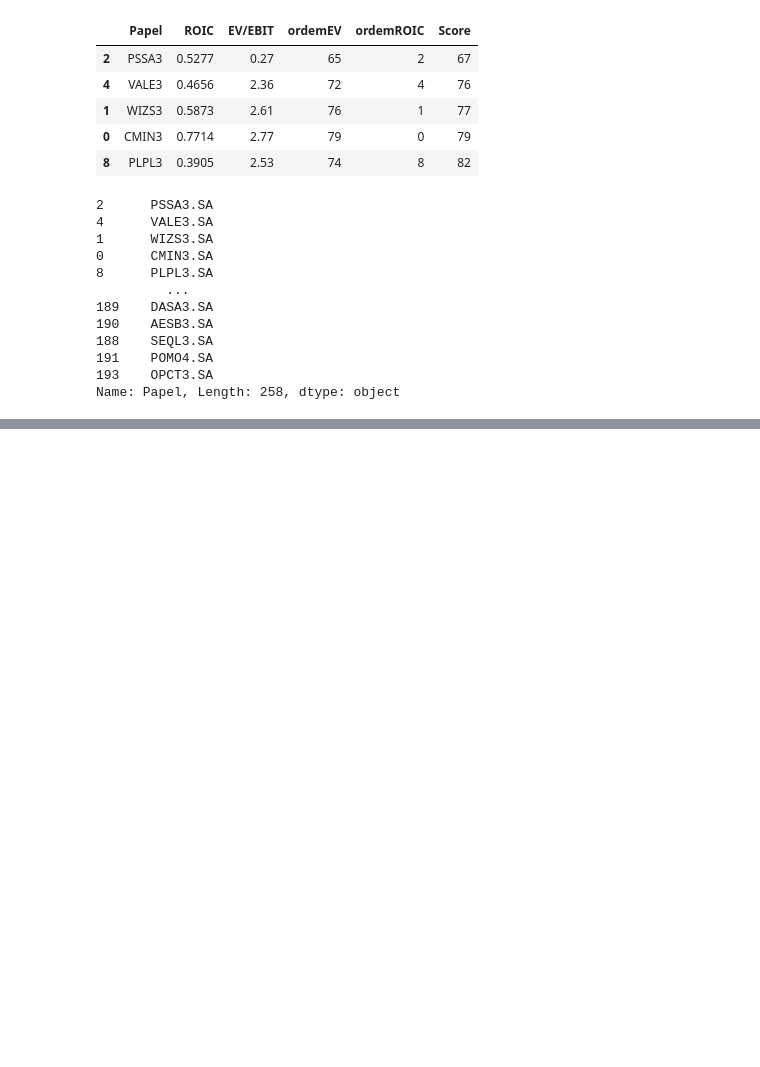
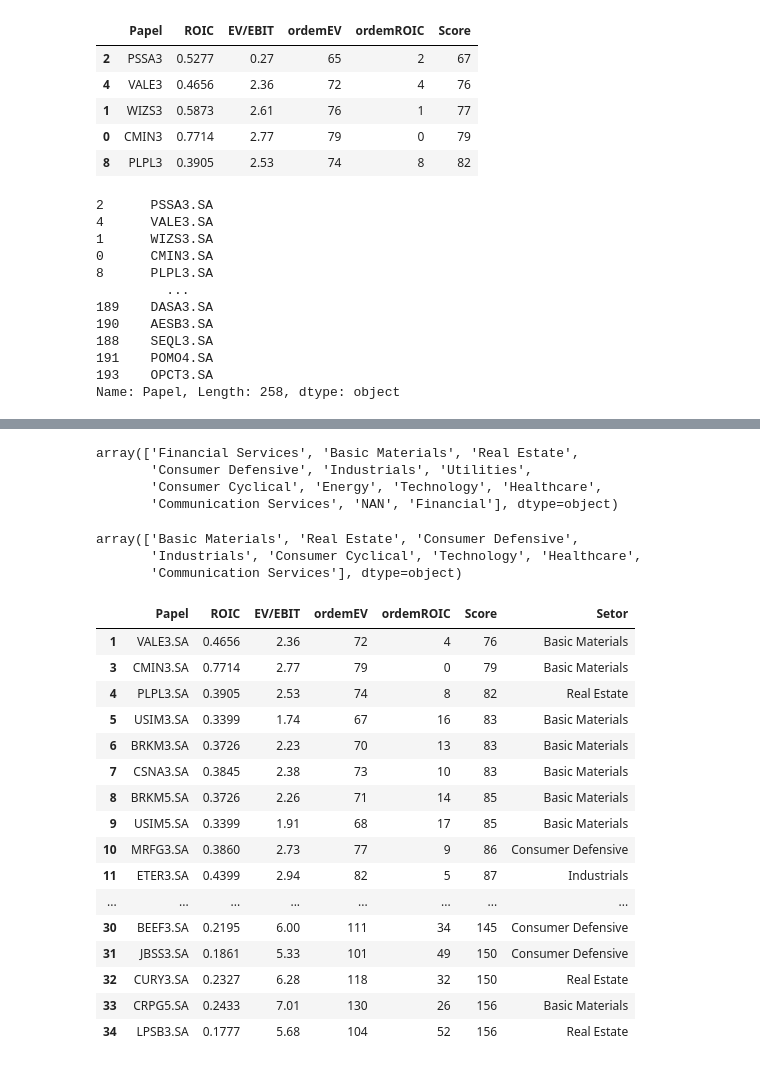
Before and after one commit to caiquemiranda/python-algo-trading, a Jupyter notebook: carteira-ativos/formula_joel.ipynb, the cells around one changed output, grey strips where cells are left out. Drawn from its saved outputs; the diff is of its cells as text; code cells hidden in the pictures; blank space fills up the shorter version.

```diff
--- a/carteira-ativos/formula_joel.ipynb
+++ b/carteira-ativos/formula_joel.ipynb
@@ -214,0 +243,2 @@ COLETA DE DADOS
+# %%
+dadosFinal['Papel'] = dadosFinal['Papel'] + '.SA'
@@ -214,0 +261,2 @@ COLETA DE DADOS
+# %%
+dadosFinal = pd.merge(dadosFinal, dicionarioSetorAtivo, how='inner', on=['Papel'])
@@ -214,0 +279,39 @@ COLETA DE DADOS
+# %%
+dadosFinal['Setor'].unique()
+# %% [output]
+array(['Financial Services', 'Basic Materials', 'Real Estate',
+       'Consumer Defensive', 'Industrials', 'Utilities',
+       'Consumer Cyclical', 'Energy', 'Technology', 'Healthcare',
+       'Communication Services', 'NAN', 'Financial'], dtype=object)
+# %%
+dadosResultado = dadosFinal[dadosFinal['Setor'] != 'Financial Services']
+dadosResultado = dadosResultado[dadosResultado['Setor'] != 'Utilities']
+dadosResultado = dadosResultado[dadosResultado['Setor'] != 'Financial']
+dadosResultado = dadosResultado[dadosResultado['Setor'] != 'Energy']
+dadosResultado = dadosResultado[dadosResultado['Setor'] != 'NAN']
+# %%
+dadosResultado['Setor'].unique()
+# %% [output]
+array(['Basic Materials', 'Real Estate', 'Consumer Defensive',
+       'Industrials', 'Consumer Cyclical', 'Technology', 'Healthcare',
+       'Communication Services'], dtype=object)
+# %%
+dadosResultado.head(30) # analise com setores incluir descontos a tabela de dadosResultado
+# %% [output]
+|  | Papel | ROIC | EV/EBIT | ordemEV | ordemROIC | Score | Setor |
+| 1 | VALE3.SA | 0.4656 | 2.36 | 72 | 4 | 76 | Basic Materials |
+| 3 | CMIN3.SA | 0.7714 | 2.77 | 79 | 0 | 79 | Basic Materials |
+| 4 | PLPL3.SA | 0.3905 | 2.53 | 74 | 8 | 82 | Real Estate |
+| 5 | USIM3.SA | 0.3399 | 1.74 | 67 | 16 | 83 | Basic Materials |
+| 6 | BRKM3.SA | 0.3726 | 2.23 | 70 | 13 | 83 | Basic Materials |
+| 7 | CSNA3.SA | 0.3845 | 2.38 | 73 | 10 | 83 | Basic Materials |
+| 8 | BRKM5.SA | 0.3726 | 2.26 | 71 | 14 | 85 | Basic Materials |
+| 9 | USIM5.SA | 0.3399 | 1.91 | 68 | 17 | 85 | Basic Materials |
+| 10 | MRFG3.SA | 0.3860 | 2.73 | 77 | 9 | 86 | Consumer Defensive |
+| 11 | ETER3.SA | 0.4399 | 2.94 | 82 | 5 | 87 | Industrials |
+| ... | ... | ... | ... | ... | ... | ... | ... |
+| 30 | BEEF3.SA | 0.2195 | 6.00 | 111 | 34 | 145 | Consumer Defensive |
+| 31 | JBSS3.SA | 0.1861 | 5.33 | 101 | 49 | 150 | Consumer Defensive |
+| 32 | CURY3.SA | 0.2327 | 6.28 | 118 | 32 | 150 | Real Estate |
+| 33 | CRPG5.SA | 0.2433 | 7.01 | 130 | 26 | 156 | Basic Materials |
+| 34 | LPSB3.SA | 0.1777 | 5.68 | 104 | 52 | 156 | Real Estate |
```
Also changed, not shown: parts of 4 cells of this notebook.
